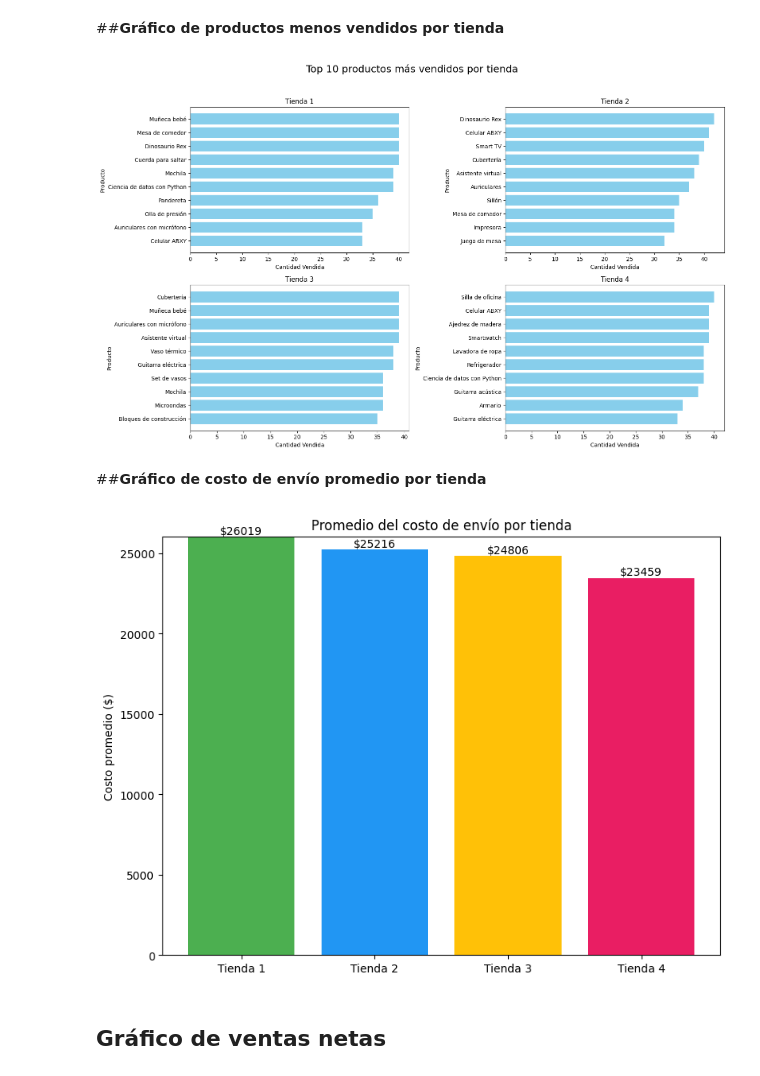
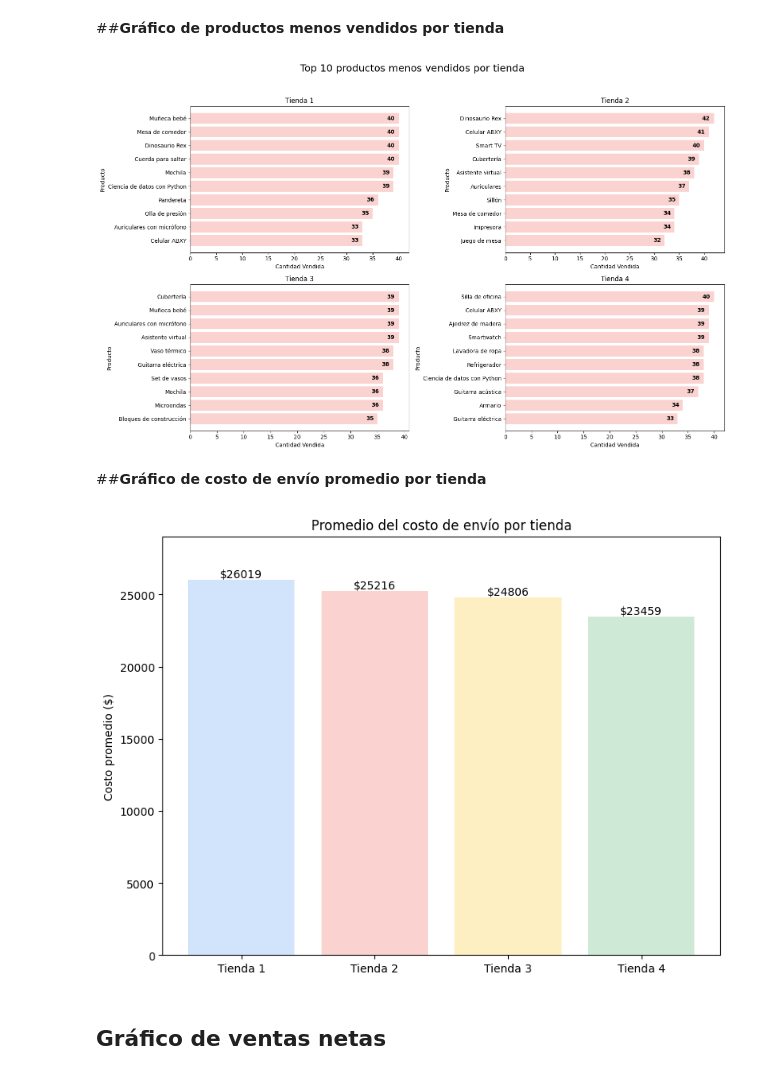
Before and after one commit to marozta/Data-Science-Challenge1-Alura-ONE-G9, a Jupyter notebook: AluraStoreLatamMARO.ipynb, the cells around one changed output. Cells and saved outputs as stored; diff of their text form; code cells hidden in the pictures.

```diff
--- a/AluraStoreLatamMARO.ipynb
+++ b/AluraStoreLatamMARO.ipynb
@@ -427,7 +422,7 @@ nombres_tiendas = ['Tienda 1', 'Tienda 2', 'Tienda 3', 'Tienda 4']
 ingresos = [ingreso_tienda_1, ingreso_tienda_2, ingreso_tienda_3, ingreso_tienda_4]
 
 # Colores
-colores = ['#374999', '#b51010', '#08c0af', '#d85b13']
+colores = ['#D2E3FC', '#FAD2CF', '#FEEFC3', '#CEEAD6']
 
 # Nombres e ingresos en plt.bar
 barras = plt.bar(nombres_tiendas, ingresos, color=colores)
@@ -538,48 +614,74 @@ nombres_tiendas = ['Tienda 1', 'Tienda 2', 'Tienda 3', 'Tienda 4']
 
 # Crear figura
 fig, axs = plt.subplots(2, 2, figsize=(16, 10))
-fig.suptitle('Top 10 productos más vendidos por tienda', fontsize=18)
+fig.suptitle('Top 10 productos menos vendidos por tienda', fontsize=18)
 axs = axs.flatten()
 
 # Gráfico para cada tienda
 for i, df in enumerate(tiendas):
     top_productos = df['Producto'].value_counts().tail(10)
-    axs[i].barh(top_productos.index[::-1], top_productos.values[::-1], color='skyblue')
+
+    # Dibujar barras
+    bars = axs[i].barh(
+        top_productos.index[::-1],
+        top_productos.values[::-1],
+        color='#FAD2CF'
+    )
+
     axs[i].set_title(nombres_tiendas[i])
     axs[i].set_xlabel('Cantidad Vendida')
     axs[i].set_ylabel('Producto')
 
+    # ----------------------------------------
+    # AGREGAR CANTIDADES DENTRO DE LAS BARRAS
+    # ----------------------------------------
+    for bar in bars:
+        ancho = bar.get_width()
+        y = bar.get_y() + bar.get_height() / 2
+
+        axs[i].text(
+            ancho - (ancho * 0.02),  # un poco antes del borde derecho
+            y,
+            str(int(ancho)),
+            va='center',
+            ha='right',
+            fontsize=10,
+            fontweight='bold',
+            color='black'
+        )
+    # ----------------------------------------
+
 plt.tight_layout(rect=[0, 0, 1, 0.95])
 plt.show()
 # %% [output]
-[figure, old version]
+[figure, new version]
 # %% [markdown]
 ##**Gráfico de costo de envío promedio por tienda**
 # %%
 # Datos para el gráfico
 tiendas = ['Tienda 1', 'Tienda 2', 'Tienda 3', 'Tienda 4']
 costos_envio = [promedio_envio_tienda_1, promedio_envio_tienda_2, promedio_envio_tienda_3, promedio_envio_tienda_4]
-colores = ['#4CAF50', '#2196F3', '#FFC107', '#E91E63']
+colores = ['#D2E3FC', '#FAD2CF', '#FEEFC3', '#CEEAD6']
 
 # Crear gráfico de barras
 plt.figure(figsize=(8, 6))
 barras = plt.bar(tiendas, costos_envio, color=colores)
 
 # Agregar etiquetas de valor sobre cada barra
 for barra in barras:
     height = barra.get_height()
     plt.text(barra.get_x() + barra.get_width() / 2, height + 1, f"${height}", ha='center', va='bottom', fontsize=10)
 
 # Personalización
 plt.title('Promedio del costo de envío por tienda')
 plt.ylabel('Costo promedio ($)')
-plt.ylim(0, max(costos_envio) + 10)
+plt.ylim(0, max(costos_envio) + 3000)
 
 # Mostrar gráfico
 plt.tight_layout()
 plt.show()
 # %% [output]
-[figure, old version]
+[figure, new version]
 # %% [markdown]
 ## **Gráfico de ventas netas**
 # %%
```
Also changed, not shown: parts of 7 cells of this notebook.
